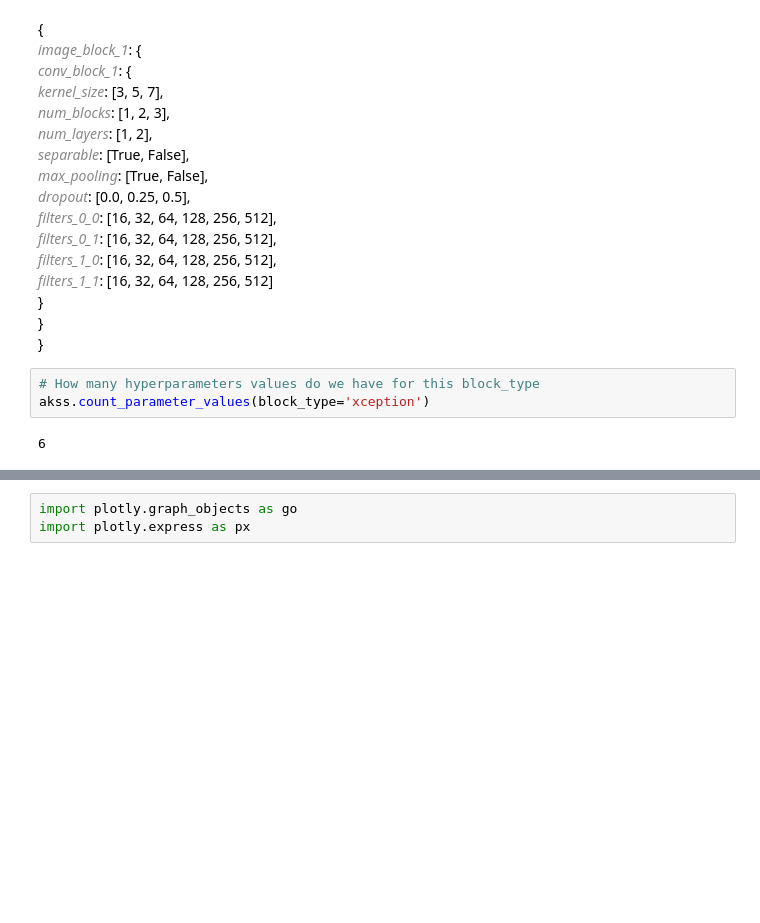
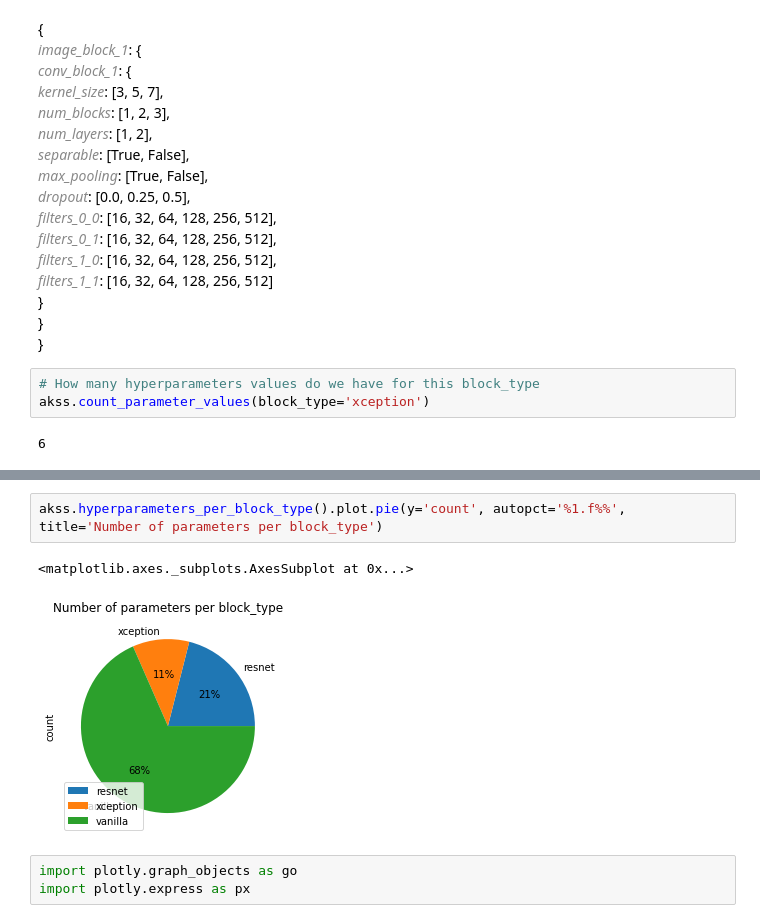
Before and after one commit to ceesroele/ak_searchspace, a Jupyter notebook: Understanding Autokeras.ipynb, the cells around one changed output, grey strips where cells are left out. Saved outputs shown, nothing was run; the diff lists cells and outputs as text; blank space fills up the shorter version.

```diff
--- a/Understanding Autokeras.ipynb
+++ b/Understanding Autokeras.ipynb
@@ -363,3 +298,8 @@ class ReportOutcome(object):
+# %%
+akss.hyperparameters_per_block_type().plot.pie(y='count', autopct='%1.f%%', title='Number of parameters per block_type')
+# %% [output]
+<matplotlib.axes._subplots.AxesSubplot at 0x...>
+[figure, added]
 # %%
 import plotly.graph_objects as go
 import plotly.express as px
```
Also changed, not shown: parts of 21 cells of this notebook, 6 other files.
